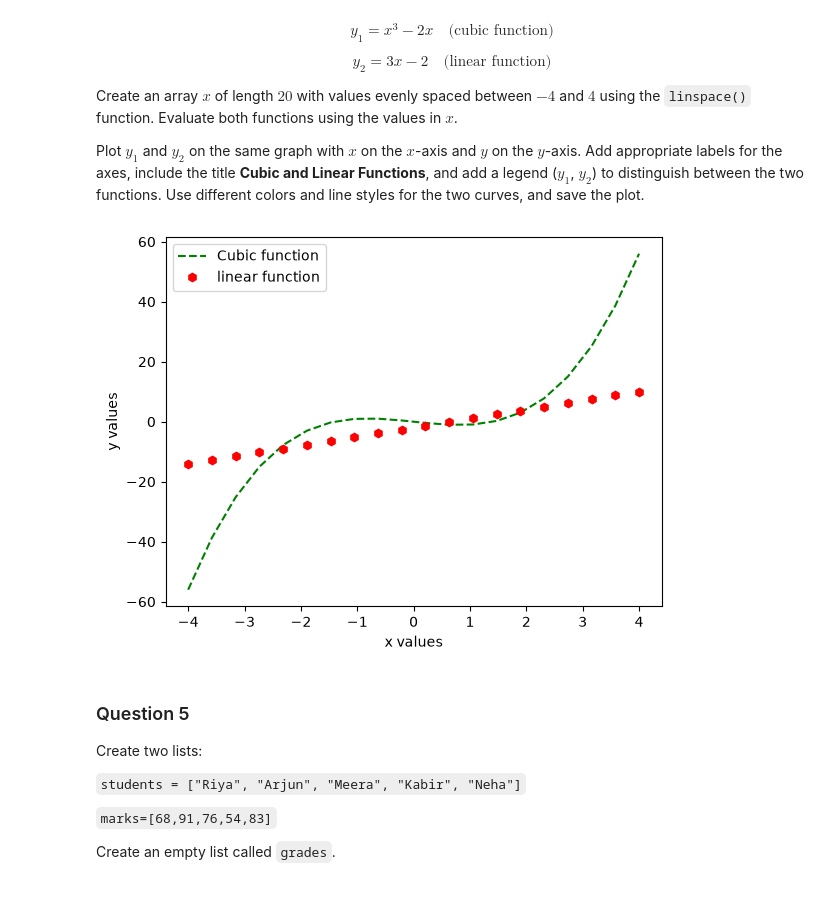
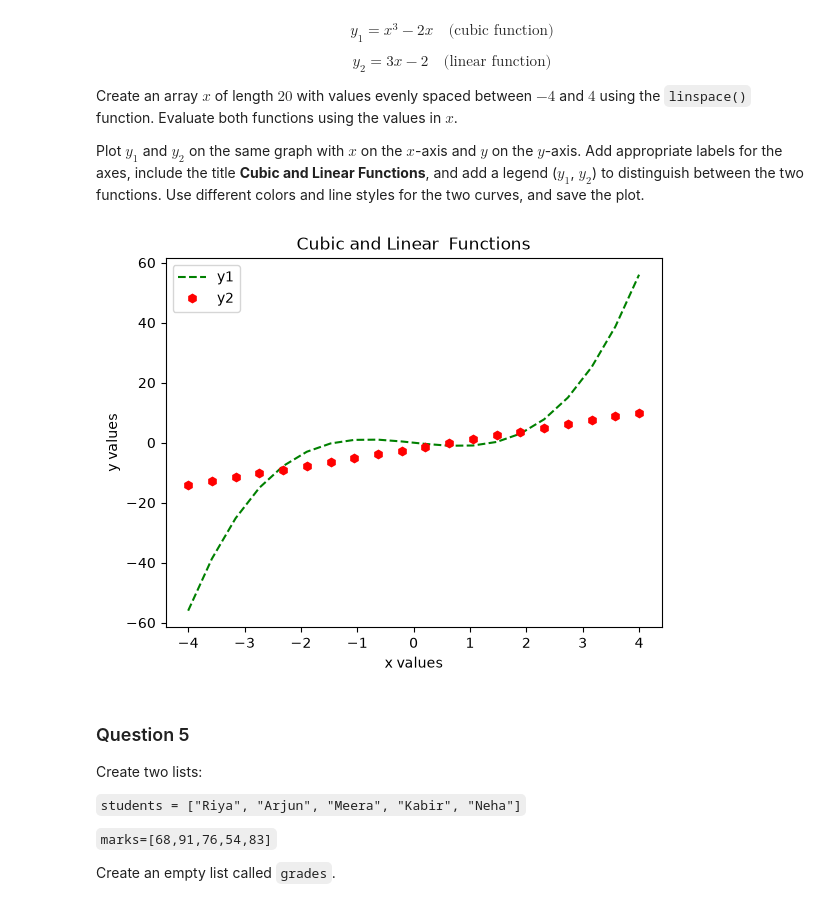
Before and after one commit to ParikshithNayak/python, a Jupyter notebook: assignments/Problem Set 1 - Selected (1).ipynb, the cells around one changed output. Drawn from its saved outputs; the diff is of its cells as text; code cells hidden in the pictures.

```diff
--- a/assignments/Problem Set 1 - Selected (1).ipynb
+++ b/assignments/Problem Set 1 - Selected (1).ipynb
@@ -93,18 +93,19 @@ Add appropriate labels for the axes, include the title **Cubic and Linear Functi
 # %%
 x=np.linspace(-4,4,20)
 y1=x**3-2*x
 y2=3*x-2
 
 plt.plot(x,y1,'g--')
 plt.plot(x,y2,'rh')
 
+plt.title("Cubic and Linear  Functions")
 plt.xlabel("x values")
 plt.ylabel("y values")
-plt.legend(['Cubic function','linear function'])
+plt.legend(['y1','y2'])
 
 plt.savefig('Plot_q_4.svg')
 # %% [output]
-[figure, old version]
+[figure, new version]
 # %% [markdown]
 ### Question 5
 
```
Also changed, not shown: 1 other file.
